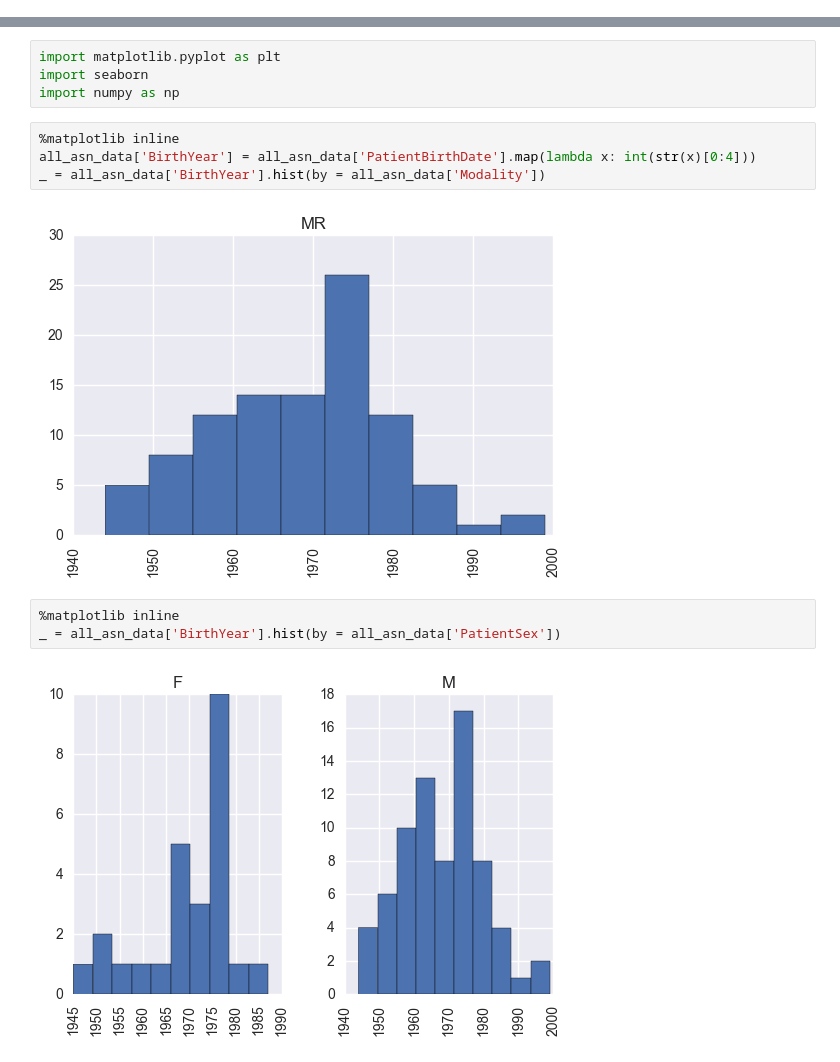
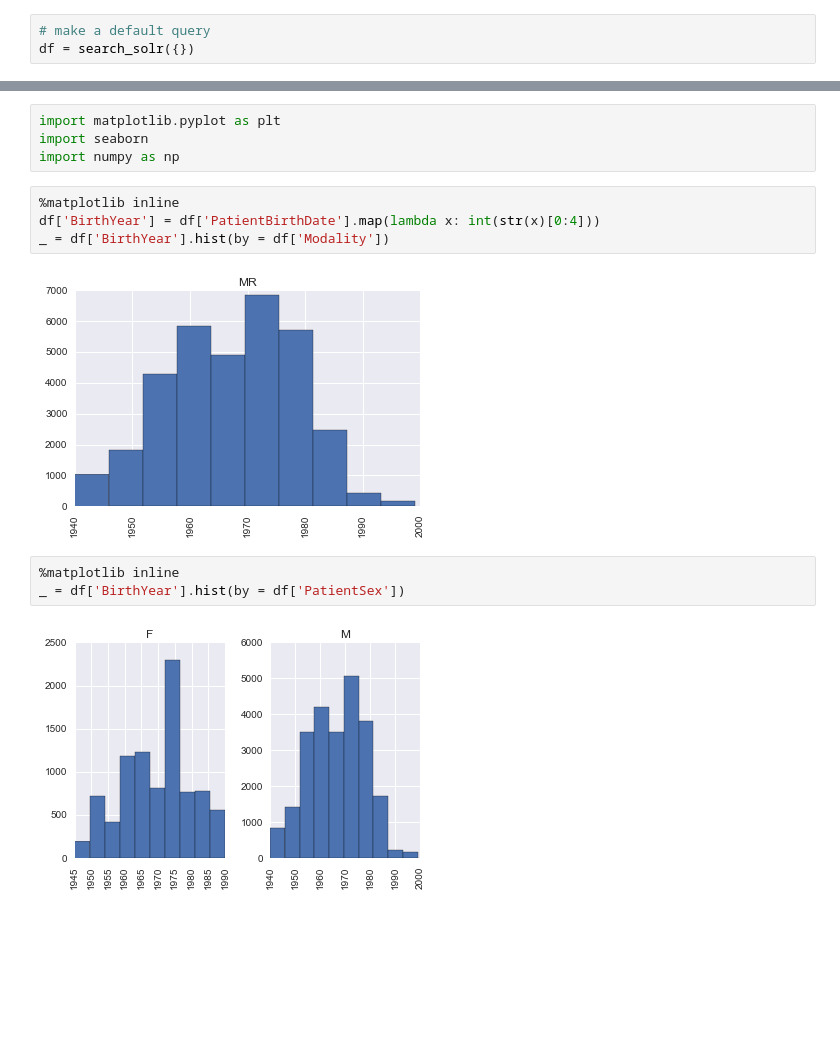
Before and after one commit to joshy/meta, a Jupyter notebook: notebooks/Tutorial.ipynb, the cells around one changed output, grey strips where cells are left out. Drawn from its saved outputs; the diff is of its cells as text; blank space fills up the shorter version.

Commit message:
Fixed some solr issues

```diff
--- a/notebooks/Tutorial.ipynb
+++ b/notebooks/Tutorial.ipynb
@@ -29,3 +14,6 @@ paging = calc(results, params.get('offset', '0'))
+# %%
+# make a default query
+df = search_solr({})
 # %% [markdown]
 # Patients
 Show the patients in the results
@@ -62,12 +61,12 @@ import seaborn
 import numpy as np
 # %%
 %matplotlib inline
-all_asn_data['BirthYear'] = all_asn_data['PatientBirthDate'].map(lambda x: int(str(x)[0:4]))
-_ = all_asn_data['BirthYear'].hist(by = all_asn_data['Modality'])
+df['BirthYear'] = df['PatientBirthDate'].map(lambda x: int(str(x)[0:4]))
+_ = df['BirthYear'].hist(by = df['Modality'])
 # %% [output]
-[figure, old version]
+[figure, new version]
 # %%
 %matplotlib inline
-_ = all_asn_data['BirthYear'].hist(by = all_asn_data['PatientSex'])
+_ = df['BirthYear'].hist(by = df['PatientSex'])
 # %% [output]
-[figure, old version]
+[figure, new version]
```
Also changed, not shown: parts of 8 cells of this notebook, 2 other files.
